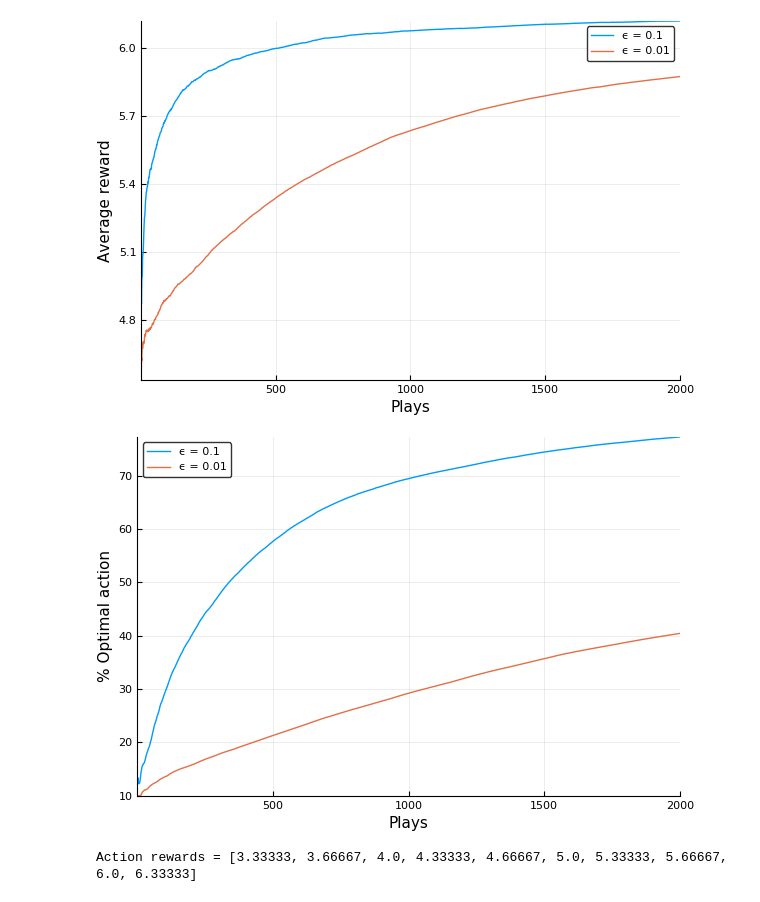
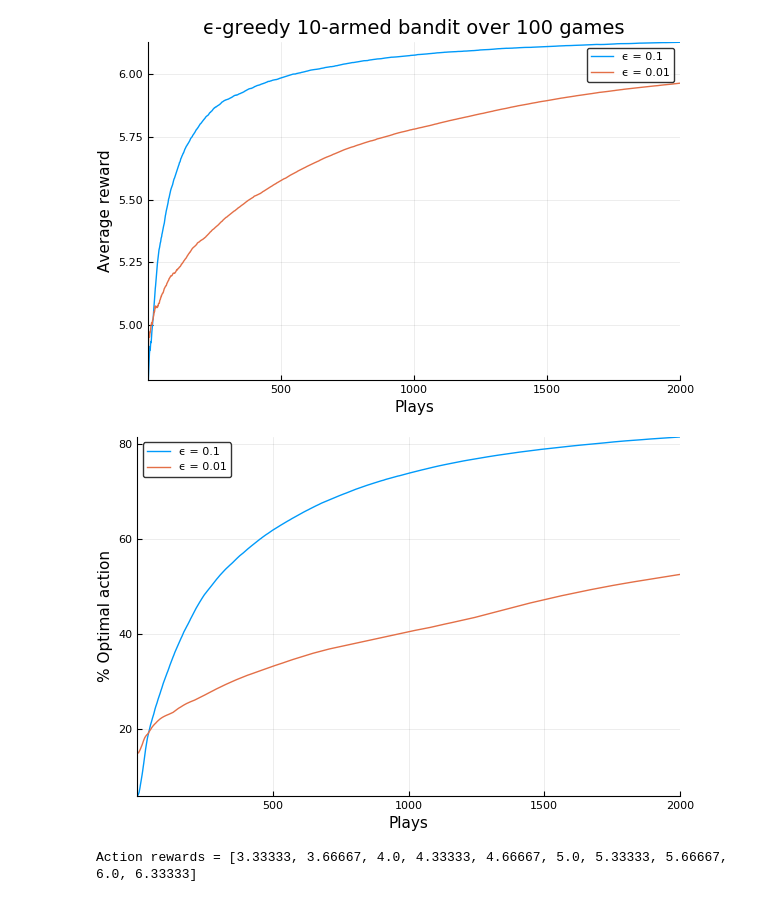
Before and after one commit to mjyshin/nbandit, a Jupyter notebook: greedy_bandit.ipynb, the cells around one changed output. Drawn from its saved outputs; the diff is of its cells as text; code cells hidden in the pictures.

```diff
--- a/greedy_bandit.ipynb
+++ b/greedy_bandit.ipynb
@@ -54,56 +54,58 @@ function main()
     T = 2000    # T plays per game
 
     # Assign mean reward values per arm
-    Qmean = collect(10:19)/3
+    Qmean = collect(10:N+9)/3
     println("Action rewards = ", Qmean)
 
     # Play ϵ-greedy games
-    Ngames = 50
+    Ngames = 100
 
     reward_val1 = zeros(T); reward_val2 = zeros(T);
     perc_opt1 = zeros(T); perc_opt2 = zeros(T);
+    epsilon1 = 0.1; epsilon2 = 0.01
 
     for i = 1:Ngames
-        # ϵ = 0.1
-        reward, perc_opt = greedy_bandit(N,T,0.1,Qmean)
+        # ϵ = epsilon1
+        reward, perc_opt = greedy_bandit(N,T,epsilon1,Qmean)
         reward_val1 += sum(reward,1)'
         perc_opt1 += perc_opt
 
-        # ϵ = 0.01
-        reward, perc_opt = greedy_bandit(N,T,0.01,Qmean)
+        # ϵ = epsilon2
+        reward, perc_opt = greedy_bandit(N,T,epsilon2,Qmean)
         reward_val2 += sum(reward,1)'
         perc_opt2 += perc_opt
     end
 
     # Calculate average rewards
     avg_reward1 = zeros(T); avg_reward2 = zeros(T);
 
     for t = 1:T
         avg_reward1[t] = sum(reward_val1[1:t])/Ngames/t
         avg_reward2[t] = sum(reward_val2[1:t])/Ngames/t
     end
 
     # Calculate optimal percentages
     perc_opt1 = perc_opt1/Ngames
     perc_opt2 = perc_opt2/Ngames
 
     pyplot()
     t = 1:T
 
     # Plot average rewards
-    plt1 = plot(t,avg_reward1, xlabel="Plays", ylabel="Average reward", label="ϵ = 0.1")
-    plt1 = plot!(t,avg_reward2, label="ϵ = 0.01")
+    plt1 = plot(t,avg_reward1, xlabel="Plays", ylabel="Average reward", label="ϵ = $(epsilon1)")
+    plt1 = plot!(t,avg_reward2, label="ϵ = $(epsilon2)")
+    title!("ϵ-greedy $N-armed bandit over $(Ngames) games")
     display(plt1)
 
     # Plot optimal percentages
-    plt2 = plot(t,perc_opt1, xlabel="Plays", ylabel="% Optimal action", label="ϵ = 0.1")
-    plt2 = plot!(t,perc_opt2, label="ϵ = 0.01")
+    plt2 = plot(t,perc_opt1, xlabel="Plays", ylabel="% Optimal action", label="ϵ = $(epsilon1)")
+    plt2 = plot!(t,perc_opt2, label="ϵ = $(epsilon2)")
     display(plt2)
 end
 
 
 main()
 # %% [output]
-[figure, old version]
+[figure, new version]
-[figure, old version]
+[figure, new version]
 Action rewards = [3.33333, 3.66667, 4.0, 4.33333, 4.66667, 5.0, 5.33333, 5.66667, 6.0, 6.33333]
```
Also changed, not shown: 2 other files.
